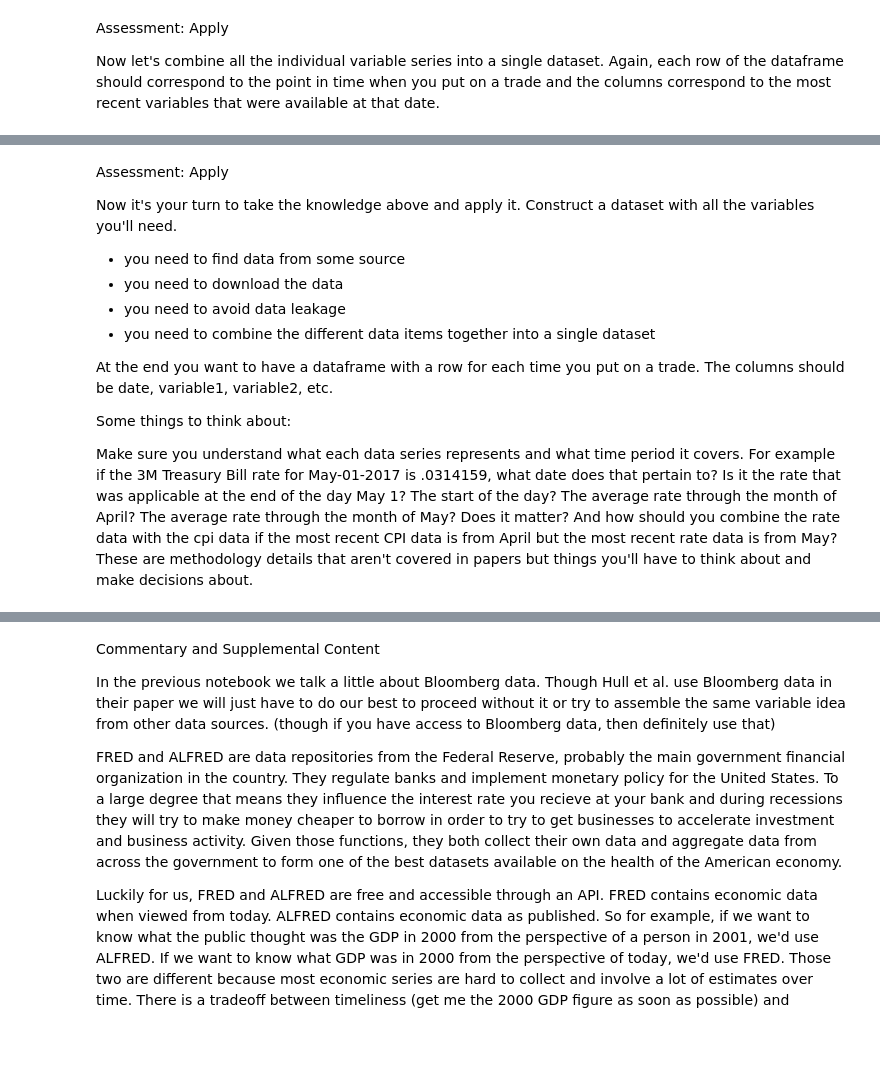
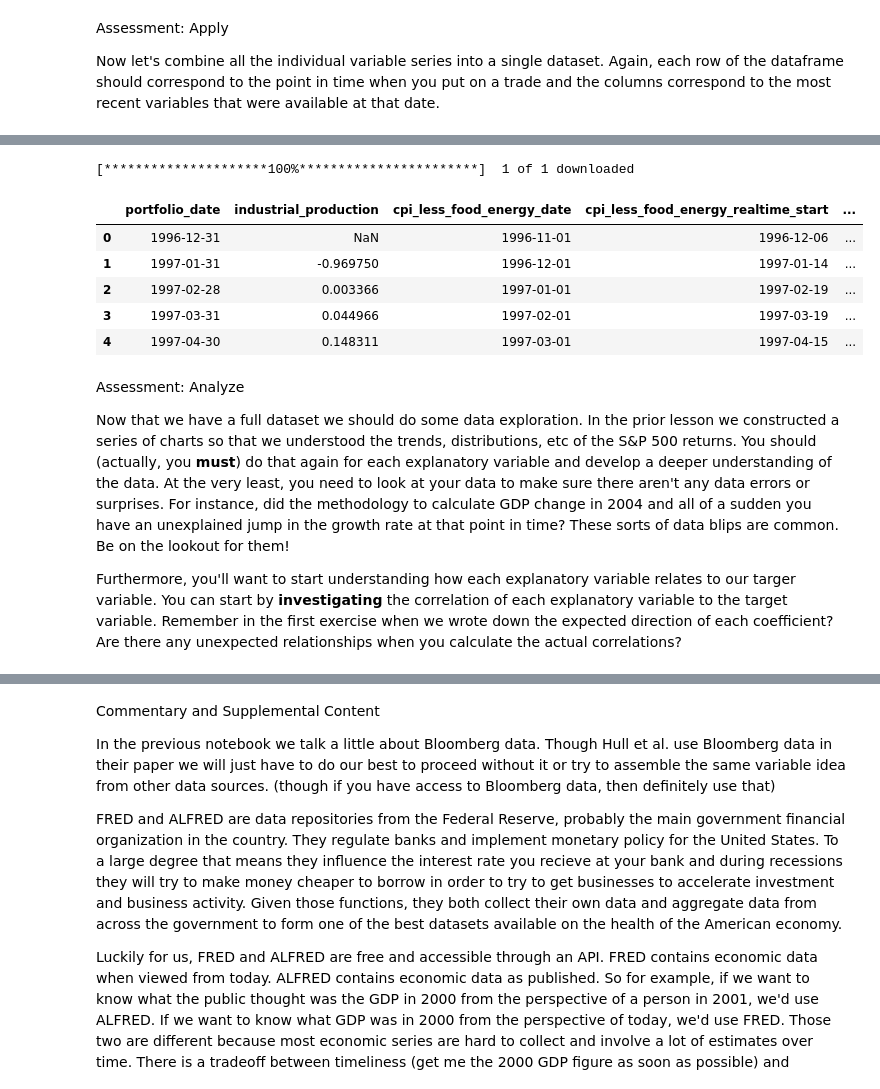
Before and after one commit to jbortfeld/Market-Timing-Model, a Jupyter notebook: Notebooks/2. Variables.ipynb, the cells around one changed output, grey strips where cells are left out. Cells and saved outputs as stored; diff of their text form; code cells hidden in the pictures; blank space fills up the shorter version.

```diff
--- a/Notebooks/2. Variables.ipynb
+++ b/Notebooks/2. Variables.ipynb
@@ -909,15 +881,35 @@ for date in dates:
-# %% [markdown]
-<span class="label label-warning"> Assessment: Apply </span>
-
-Now it's your turn to take the knowledge above and apply it. Construct a dataset with all the variables you'll need.
- * you need to find data from some source
- * you need to download the data
- * you need to avoid data leakage
- * you need to combine the different data items together into a single dataset
-
-
-At the end you want to have a dataframe with a row for each time you put on a trade. The columns should be date, variable1, variable2, etc.
-
-Some things to think about:
-
-Make sure you understand what each data series represents and what time period it covers. For example if the 3M Treasury Bill rate for May-01-2017 is .0314159, what date does that pertain to? Is it the rate that was applicable at the end of the day May 1? The start of the day? The average rate through the month of April? The average rate through the month of May? Does it matter? And how should you combine the rate data with the cpi data if the most recent CPI data is from April but the most recent rate data is from May? These are methodology details that aren't covered in papers but things you'll have to think about and make decisions about.
+# %%
+#######################################
+# SAMPLE
+# DO NOT MAKE ANY CHANGES IN THIS CELL
+#######################################
+
+
+spy = UserDefinedFunctions.get_stock_data(tickers = ['SPY'], start_date = '1990-01-01', periodicity = 'monthly')
+
+# the above dataframe generate returns over a trailing 1M period
+# we can transform this to FORWARD 1M returns by just subtracting 1M from each date
+# so the trailing 1M Jan 31, 2017 return becomes the forward 1M December 31, 2016 return
+# this also makes exact month-end dates
+# in the original data there were dates for the last trading day, rather than the exact month-end day
+# (which may have fallen on weekends or holidays)
+spy['date'] = spy['date'] - pd.tseries.offsets.MonthEnd(1)
+spy = spy[['date', 'return']]
+spy.rename(columns = {'date': 'portfolio_date',
+                     'return': 'forward_spy_return'}, inplace = True)
+df = df.merge(spy, how = 'left', on = 'portfolio_date')
+df.head()
+# %% [output]
+[*********************100%***********************]  1 of 1 downloaded
+|  | portfolio_date | industrial_production | cpi_less_food_energy_date | cpi_less_food_energy_realtime_start | ... |
+| 0 | 1996-12-31 | NaN | 1996-11-01 | 1996-12-06 | ... |
+| 1 | 1997-01-31 | -0.969750 | 1996-12-01 | 1997-01-14 | ... |
+| 2 | 1997-02-28 | 0.003366 | 1997-01-01 | 1997-02-19 | ... |
+| 3 | 1997-03-31 | 0.044966 | 1997-02-01 | 1997-03-19 | ... |
+| 4 | 1997-04-30 | 0.148311 | 1997-03-01 | 1997-04-15 | ... |
+# %% [markdown]
+<span class="label label-warning"> Assessment: Analyze </span>
+
+Now that we have a full dataset we should do some data exploration. In the prior lesson we constructed a series of charts so that we understood the trends, distributions, etc of the S&P 500 returns. You should (actually, you <b>must</b>) do that again for each explanatory variable and develop a deeper understanding of the data. At the very least, you need to look at your data to make sure there aren't any data errors or surprises. For instance, did the methodology to calculate GDP change in 2004 and all of a sudden you have an unexplained jump in the growth rate at that point in time? These sorts of data blips are common. Be on the lookout for them!
+
+Furthermore, you'll want to start understanding how each explanatory variable relates to our targer variable. You can start by <b>investigating</b> the correlation of each explanatory variable to the target variable. Remember in the first exercise when we wrote down the expected direction of each coefficient? Are there any unexpected relationships when you calculate the actual correlations?
```
Also changed, not shown: parts of 19 cells of this notebook, 1 other file.
